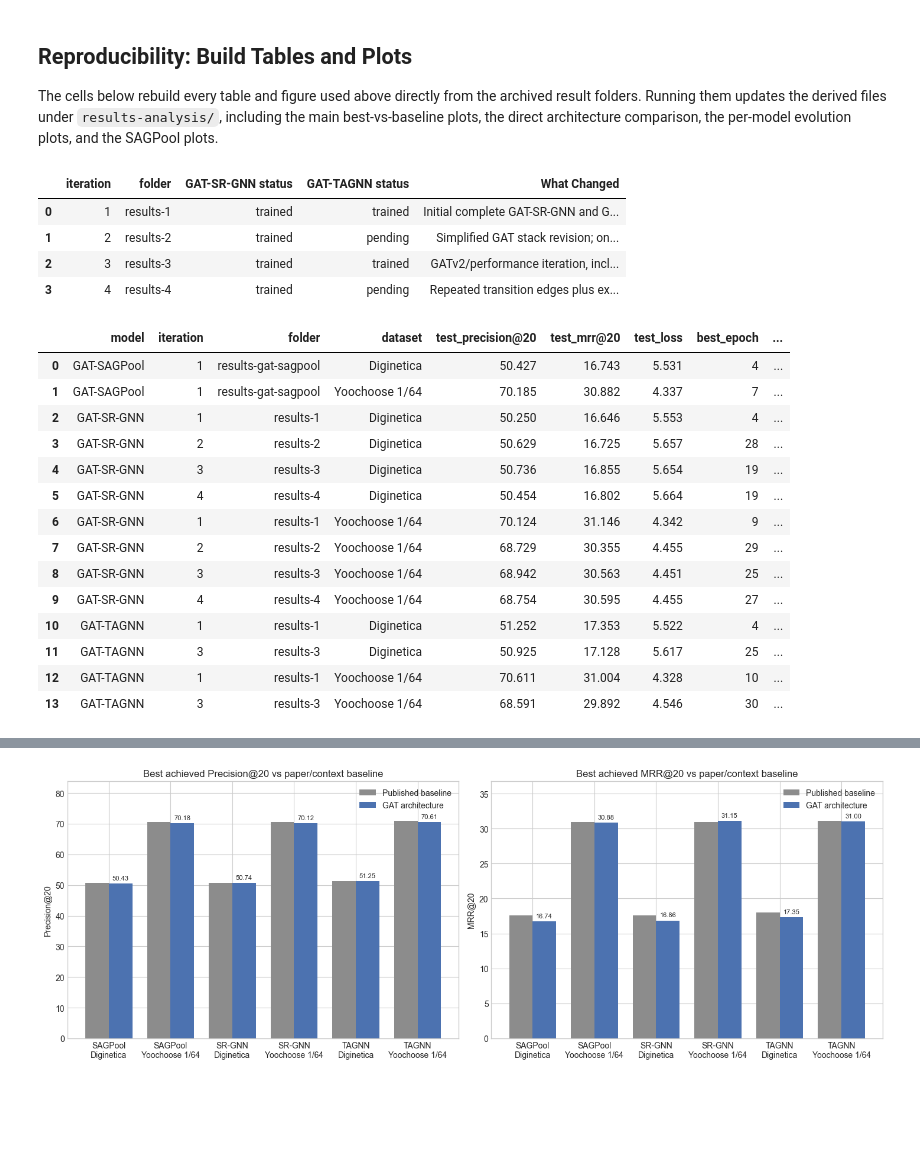
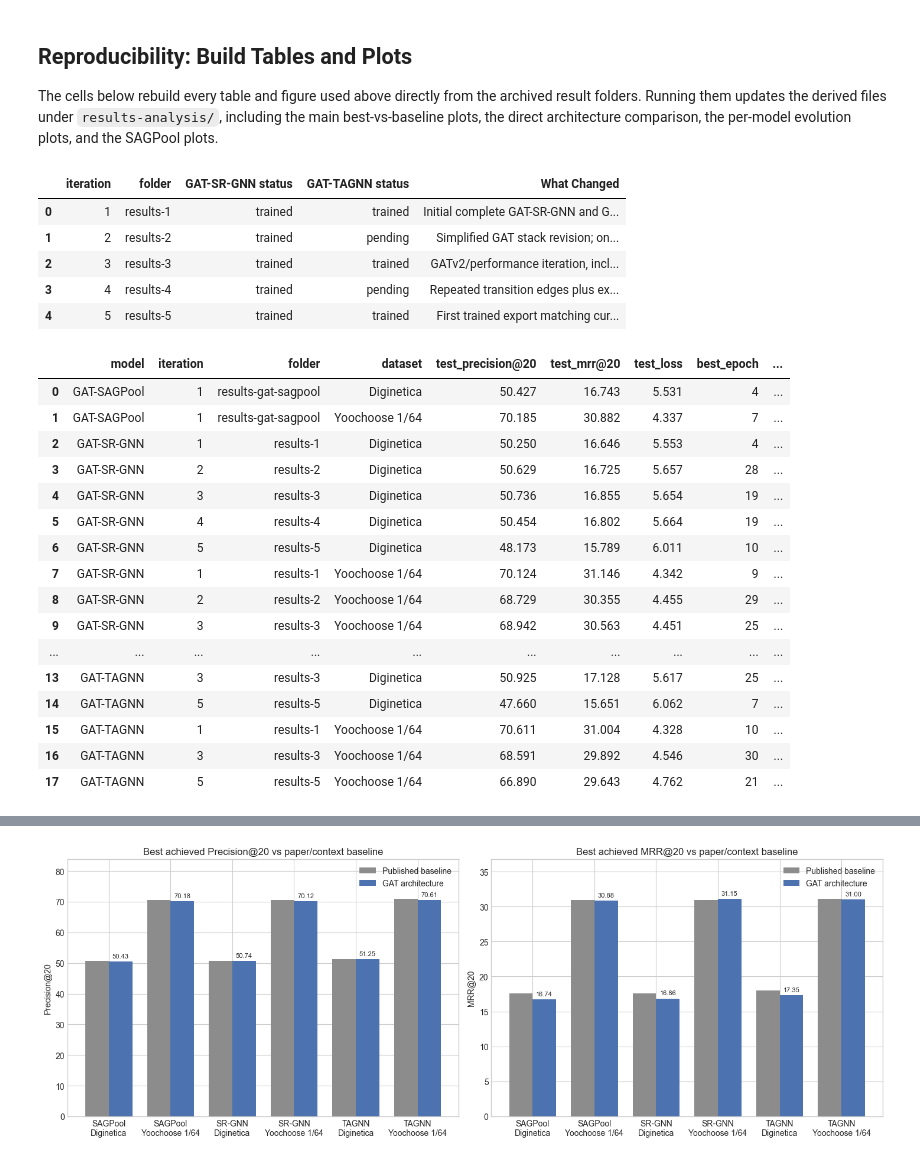
Before and after one commit to karolbystrek/Session-based-Recommendation-with-Graph-Attention-Networks, a Jupyter notebook: results_analysis.ipynb, the cells around one changed output, grey strips where cells are left out. Drawn from its saved outputs; the diff is of its cells as text; code cells hidden in the pictures; blank space fills up the shorter version.

```diff
--- a/results_analysis.ipynb
+++ b/results_analysis.ipynb
@@ -202,34 +206,35 @@ BASELINE_COLUMNS = [
 baselines = pd.DataFrame(BASELINE_ROWS, columns=BASELINE_COLUMNS)
 
 ITERATIONS = [
     {"iteration": 1, "folder": "results-1", "GAT-SR-GNN status": "trained", "GAT-TAGNN status": "trained", "What Changed": "Initial complete GAT-SR-GNN and GAT-TAGNN archive used as the first working reference point."},
     {"iteration": 2, "folder": "results-2", "GAT-SR-GNN status": "trained", "GAT-TAGNN status": "pending", "What Changed": "Simplified GAT stack revision; only GAT-SR-GNN was rerun in this export."},
     {"iteration": 3, "folder": "results-3", "GAT-SR-GNN status": "trained", "GAT-TAGNN status": "trained", "What Changed": "GATv2/performance iteration, including TAGNN scoring/chunking changes and SR-GNN positional-embedding rollback."},
     {"iteration": 4, "folder": "results-4", "GAT-SR-GNN status": "trained", "GAT-TAGNN status": "pending", "What Changed": "Repeated transition edges plus explicit residual connections in the GAT stack; TAGNN still pending."},
-    {"iteration": 5, "folder": "current code", "GAT-SR-GNN status": "not trained", "GAT-TAGNN status": "not trained", "What Changed": "Aggregated repeated transitions into normalized edge attributes for GATv2Conv(edge_dim=1), then stabilized GAT updates with gated residual blending and LayerNorm; hidden_dim remains 100."},
+    {"iteration": 5, "folder": "results-5", "GAT-SR-GNN status": "trained", "GAT-TAGNN status": "trained", "What Changed": "First trained export matching current notebooks: normalized edge_attr for GATv2Conv(edge_dim=1) with gated residual blending and LayerNorm per directional GAT stack; hidden_dim remains 100."},
 ]
 iteration_status = pd.DataFrame(ITERATIONS)
 iteration_status.to_csv(PRESENTATION_DIR / "iteration_status.csv", index=False)
 
 REFERENCE_BY_MODEL = {"GAT-SR-GNN": "SR-GNN", "GAT-TAGNN": "TAGNN", "GAT-SAGPool": "SR-GNN"}
 COMPARISON_NOTE = {
     "GAT-SR-GNN": "direct SR-GNN readout comparison",
     "GAT-TAGNN": "direct TAGNN readout comparison",
     "GAT-SAGPool": "contextual graph-session baseline; SAGPool is a different readout",
 }
 DATASET_KEY = {"Yoochoose 1/64": "yoochoose_1_64", "Diginetica": "diginetica"}
 EXPECTED_RESULT_COLUMNS = [
     "model", "iteration", "folder", "dataset", "test_precision@20", "test_mrr@20", "test_loss",
     "best_epoch", "best_validation_precision@20", "best_validation_mrr@20", "train_examples",
     "validation_examples", "test_examples", "num_items", "checkpoint_path",
 ]
 iteration_status
 # %% [output]
 |  | iteration | folder | GAT-SR-GNN status | GAT-TAGNN status | What Changed |
 | 0 | 1 | results-1 | trained | trained | Initial complete GAT-SR-GNN and G... |
 | 1 | 2 | results-2 | trained | pending | Simplified GAT stack revision; on... |
 | 2 | 3 | results-3 | trained | trained | GATv2/performance iteration, incl... |
 | 3 | 4 | results-4 | trained | pending | Repeated transition edges plus ex... |
+| 4 | 5 | results-5 | trained | trained | First trained export matching cur... |
 # %%
 def load_result_file(path, model, iteration, folder):
     if not path.is_file():
@@ -275,14 +280,16 @@ all_runs
 | 3 | GAT-SR-GNN | 2 | results-2 | Diginetica | 50.629 | 16.725 | 5.657 | 28 | ... |
 | 4 | GAT-SR-GNN | 3 | results-3 | Diginetica | 50.736 | 16.855 | 5.654 | 19 | ... |
 | 5 | GAT-SR-GNN | 4 | results-4 | Diginetica | 50.454 | 16.802 | 5.664 | 19 | ... |
-| 6 | GAT-SR-GNN | 1 | results-1 | Yoochoose 1/64 | 70.124 | 31.146 | 4.342 | 9 | ... |
-| 7 | GAT-SR-GNN | 2 | results-2 | Yoochoose 1/64 | 68.729 | 30.355 | 4.455 | 29 | ... |
-| 8 | GAT-SR-GNN | 3 | results-3 | Yoochoose 1/64 | 68.942 | 30.563 | 4.451 | 25 | ... |
-| 9 | GAT-SR-GNN | 4 | results-4 | Yoochoose 1/64 | 68.754 | 30.595 | 4.455 | 27 | ... |
-| 10 | GAT-TAGNN | 1 | results-1 | Diginetica | 51.252 | 17.353 | 5.522 | 4 | ... |
-| 11 | GAT-TAGNN | 3 | results-3 | Diginetica | 50.925 | 17.128 | 5.617 | 25 | ... |
-| 12 | GAT-TAGNN | 1 | results-1 | Yoochoose 1/64 | 70.611 | 31.004 | 4.328 | 10 | ... |
-| 13 | GAT-TAGNN | 3 | results-3 | Yoochoose 1/64 | 68.591 | 29.892 | 4.546 | 30 | ... |
+| 6 | GAT-SR-GNN | 5 | results-5 | Diginetica | 48.173 | 15.789 | 6.011 | 10 | ... |
+| 7 | GAT-SR-GNN | 1 | results-1 | Yoochoose 1/64 | 70.124 | 31.146 | 4.342 | 9 | ... |
+| 8 | GAT-SR-GNN | 2 | results-2 | Yoochoose 1/64 | 68.729 | 30.355 | 4.455 | 29 | ... |
+| 9 | GAT-SR-GNN | 3 | results-3 | Yoochoose 1/64 | 68.942 | 30.563 | 4.451 | 25 | ... |
+| ... | ... | ... | ... | ... | ... | ... | ... | ... | ... |
+| 13 | GAT-TAGNN | 3 | results-3 | Diginetica | 50.925 | 17.128 | 5.617 | 25 | ... |
+| 14 | GAT-TAGNN | 5 | results-5 | Diginetica | 47.660 | 15.651 | 6.062 | 7 | ... |
+| 15 | GAT-TAGNN | 1 | results-1 | Yoochoose 1/64 | 70.611 | 31.004 | 4.328 | 10 | ... |
+| 16 | GAT-TAGNN | 3 | results-3 | Yoochoose 1/64 | 68.591 | 29.892 | 4.546 | 30 | ... |
+| 17 | GAT-TAGNN | 5 | results-5 | Yoochoose 1/64 | 66.890 | 29.643 | 4.762 | 21 | ... |
 # %%
 best_rows = []
 for (model, dataset), group in all_runs.groupby(["model", "dataset"], sort=False):
```
Also changed, not shown: parts of 9 cells of this notebook, 20 other files.
